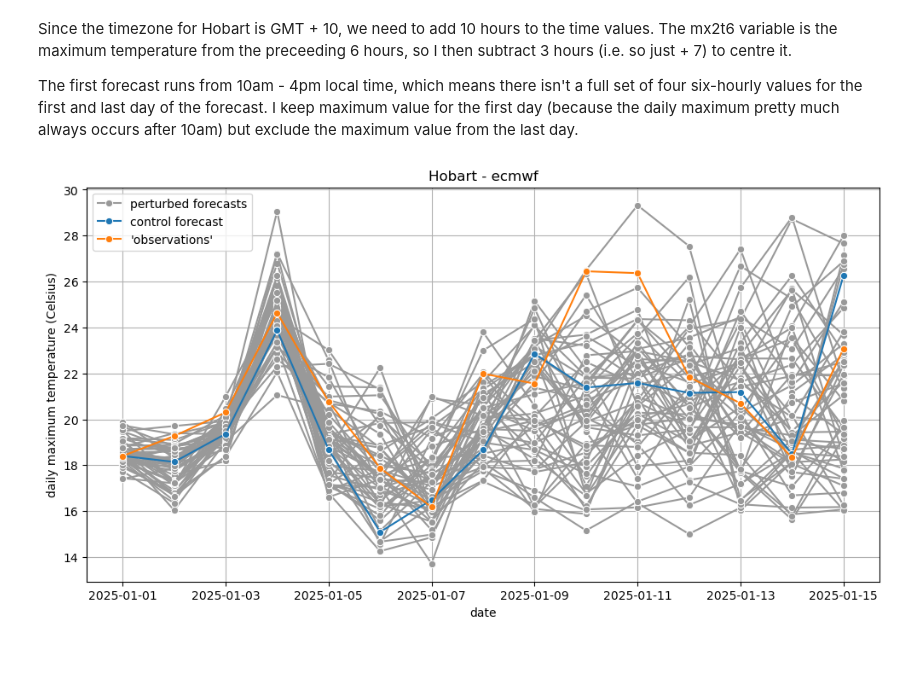
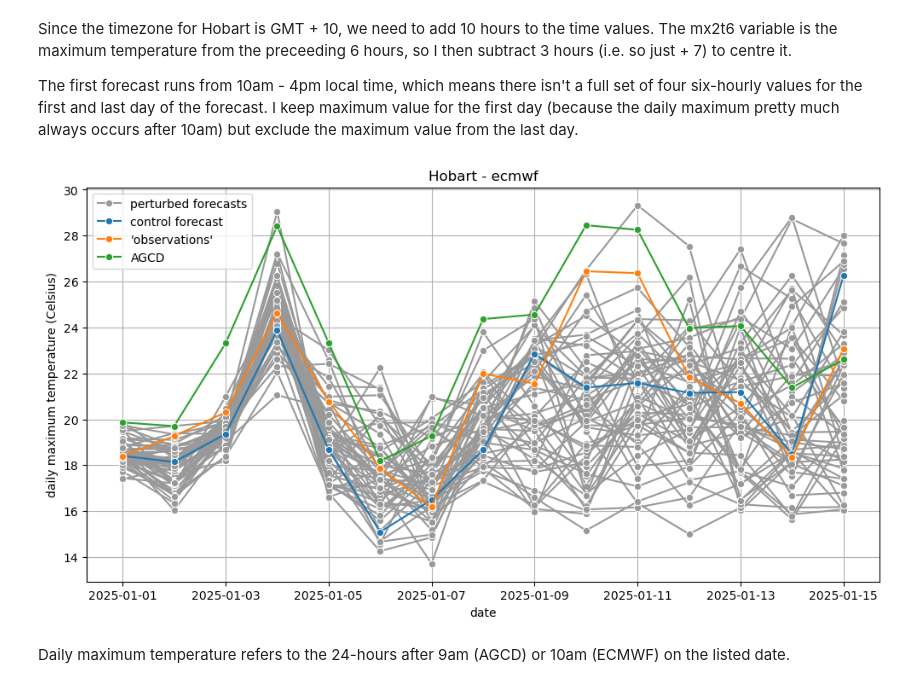
Before and after one commit to DamienIrving/ecmwf, a Jupyter notebook: example_mx2t6.ipynb, the cells around one changed output. Drawn from its saved outputs; the diff is of its cells as text; code cells hidden in the pictures; blank space fills up the shorter version.

```diff
--- a/example_mx2t6.ipynb
+++ b/example_mx2t6.ipynb
@@ -111,3 +109,5 @@ ds_control.isel({'time': 1, 'step': 10})['mx2t6'].plot()
 # %% [output]
 <matplotlib.collections.QuadMesh at 0x...>
 [figure]
+# %%
+ds_agcd = xr.open_dataset('agcd_v1_tmax_mean_r005_daily_2025.nc')
@@ -115,3 +135,7 @@ ds_control.isel({'time': 1, 'step': 10})['mx2t6'].plot()
 ds_control_hobart = ds_control.sel({'latitude': -42.88, 'longitude': 147.32}, method='nearest')
 # %%
 ds_perturbed_hobart = ds_perturbed.sel({'latitude': -42.88, 'longitude': 147.32}, method='nearest')
+# %%
+ds_agcd_hobart = ds_agcd.sel({'lat': -42.88, 'lon': 147.32}, method='nearest')
+# %%
+ds_agcd_hobart = ds_agcd_hobart.isel(time=slice(0, 15))
@@ -143,25 +187,41 @@ def extract_forecast(da):
     df = df[0:-1]
 
     return df
+
+
+def extract_agcd(da):
+    """Extract AGCD data."""
+
+    times = da.time.values
+    values = da.values
+    df = pd.DataFrame(values, index=times, columns=['tmax'])
+    df = df.resample('D').max()
+
+    return df
 # %%
 plt.figure(figsize=(12, 6))
 
 n_members = len(ds_perturbed_hobart.number)
 for member in range(n_members):
     df_perturbed = extract_forecast(ds_perturbed_hobart['mx2t6'].isel(time=0, number=member))
     label = 'perturbed forecasts' if member == 1 else None
     sns.lineplot(data=df_perturbed, x=df_perturbed.index, y='mx2t6', marker='o', color='0.6', label=label)
 
 df_control = extract_forecast(ds_control_hobart['mx2t6'].isel(time=0))
 sns.lineplot(data=df_control, x=df_control.index, y='mx2t6', marker='o', label='control forecast')
 
 df_reality = extract_reality(ds_control_hobart['mx2t6'])
 sns.lineplot(data=df_reality, x=df_reality.index, y='mx2t6', marker='o', label="""'observations'""")
 
+df_agcd = extract_agcd(ds_agcd_hobart['tmax'])
+sns.lineplot(data=df_agcd, x=df_agcd.index, y='tmax', marker='o', label='AGCD')
+
 plt.title('Hobart - ecmwf')
 plt.xlabel('date')
 plt.ylabel('daily maximum temperature (Celsius)')
 plt.grid()
 plt.show()
 # %% [output]
-[figure, old version]
+[figure, new version]
+# %% [markdown]
+Daily maximum temperature refers to the 24-hours after 9am (AGCD) or 10am (ECMWF) on the listed date.
```
Also changed, not shown: parts of 5 cells of this notebook, 1 other file.
